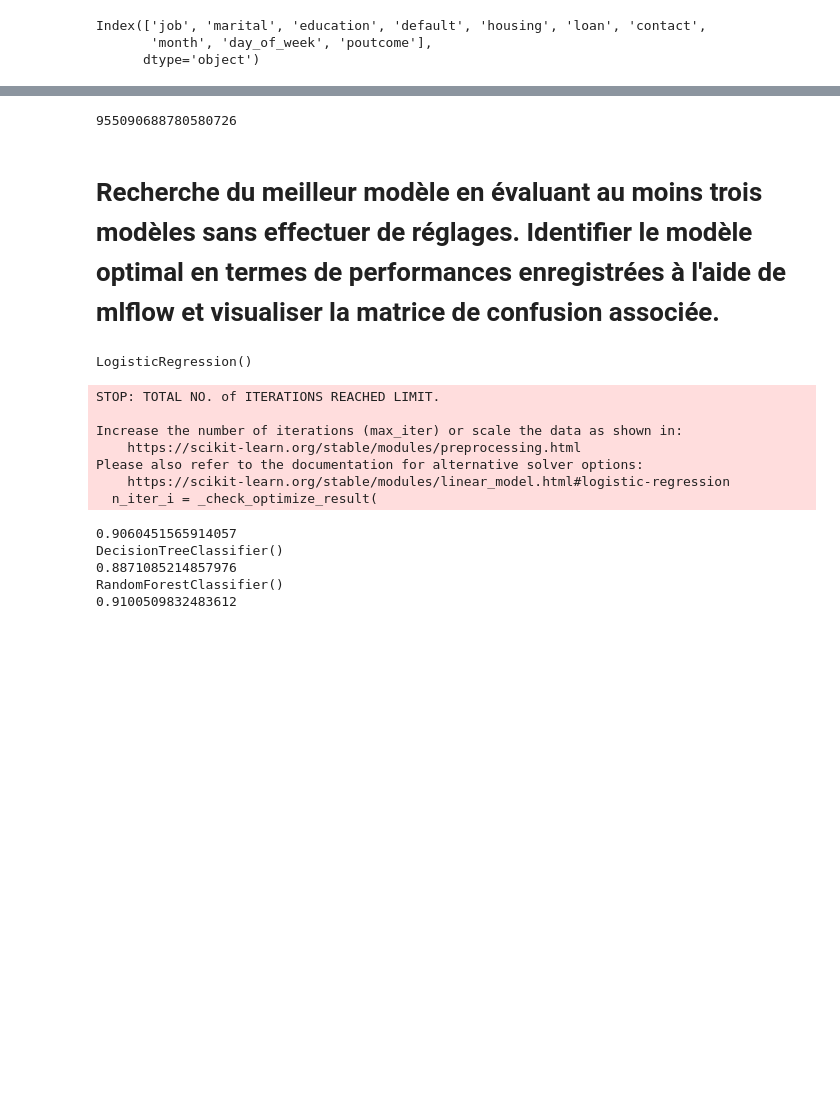
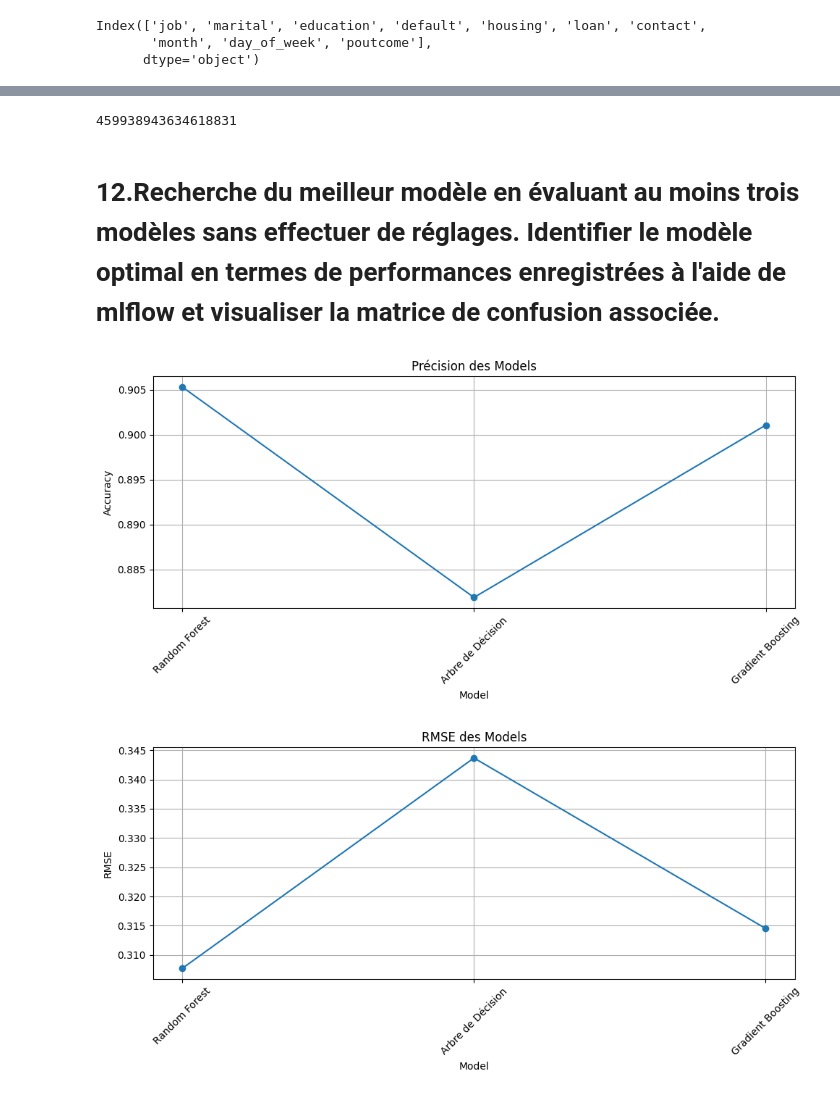
Before and after one commit to borabii/MLops-avec-mlflow, a Jupyter notebook: Projet_Mlops.ipynb, the cells around one changed output, grey strips where cells are left out. Cells and saved outputs as stored; diff of their text form; code cells hidden in the pictures; blank space fills up the shorter version.

Commit message:
implement mlflow

```diff
--- a/Projet_Mlops.ipynb
+++ b/Projet_Mlops.ipynb
@@ -412,3 +499,6 @@ X_train, X_test, Y_train, Y_test = train_test_split(X, Y, test_size=0.2, random_
 # %%
- !!!! encodeage colonne numerique et valeur aberrantes
+from imblearn.over_sampling import SMOTE
+# Appliquer la sur-échantillonnage SMOTE uniquement sur les données d'entraînement
+smote = SMOTE(random_state=42)
+X_train_resampled, y_train_resampled = smote.fit_resample(X_train, Y_train)
 # %% [markdown]
@@ -420,63 +510,85 @@ if __name__ == "__main__":
     # create a new mlflow experiment
     mlflow.set_tracking_uri("http://127.0.0.1:5000")
     experiment_id = mlflow.create_experiment(
-        name="Projet_Mlops1",
-        artifact_location="Projet_Mlops1_mlflow_artifacts",
+        name="Projet_Mlops",
+        artifact_location="Projet_Mlops_mlflow_artifacts",
         tags={"env": "dev", "version": "1.0.0"},
     )
 
     print(experiment_id)
 # %% [output]
-955090688780580726
+459938943634618831
 # %% [markdown]
-# Recherche du meilleur modèle en évaluant au moins trois modèles sans effectuer de réglages. Identifier le modèle optimal en termes de performances enregistrées à l'aide de mlflow et visualiser la matrice de confusion associée.
+# 12.Recherche du meilleur modèle en évaluant au moins trois modèles sans effectuer de réglages. Identifier le modèle optimal en termes de performances enregistrées à l'aide de mlflow et visualiser la matrice de confusion associée.
 # %%
-from sklearn.linear_model import LogisticRegression
 from sklearn.tree import DecisionTreeClassifier
 from sklearn.ensemble import RandomForestClassifier
-from sklearn.metrics import confusion_matrix, accuracy_score
+from sklearn.metrics import accuracy_score, mean_squared_error
+from sklearn.ensemble import GradientBoostingClassifier
+from sklearn.svm import SVC
 models = {
-    "Régression Logistique": LogisticRegression(),
+    "Random Forest": RandomForestClassifier(),
     "Arbre de Décision": DecisionTreeClassifier(),
-    "Forêt Aléatoire": RandomForestClassifier()
+    "Gradient Boosting": GradientBoostingClassifier()
 }
 # %%
+from sklearn.metrics import confusion_matrix
+
+# Listes pour stocker les valeurs d'accuracy et de RMSE pour chaque modèle
+accuracy_values = []
+rmse_values = []
 for model_name, model in models.items():
-    with mlflow.start_run(experiment_id=experiment_id):
-        print(model)
+    with mlflow.start_run(run_name=model_name,experiment_id=experiment_id):
         # Entraîner le modèle
-        model.fit(X_train, Y_train)
+        model.fit(X_train_resampled, y_train_resampled)
 
         # Prédire sur l'ensemble de test
         Y_pred = model.predict(X_test)
 
+        # Calculer la matrice de confusion
+        cm = confusion_matrix(Y_test, Y_pred)
+
         # Calculer l'exactitude
         accuracy = accuracy_score(Y_test, Y_pred)
-        print(accuracy)
+        rmse = np.sqrt(mean_squared_error(Y_test, Y_pred))
+        # Ajouter les valeurs d'accuracy et de RMSE aux listes
+        accuracy_values.append(accuracy)
+        rmse_values.append(rmse)
 
         # Enregistrer l'exactitude dans MLflow
         mlflow.log_metric("Accuracy", accuracy)
-
+        # Log RMSE as a metric in MLflow
+        mlflow.log_metric("RMSE", rmse)
         # Convertir la matrice de confusion en DataFrame pandas
         cm_df = pd.DataFrame(cm, index=["Classe réelle 0", "Classe réelle 1"], columns=["Prédiction 0", "Prédiction 1"])
 
         # Enregistrer le DataFrame dans un fichier CSV
         cm_file = "confusion_matrix_" + model_name + ".csv"
         cm_df.to_csv(cm_file)
 
         # Enregistrer la matrice de confusion dans MLflow en tant qu'artefact
         mlflow.log_artifact(cm_file, "confusion_matrices")
+# Tracer le graphique d'accuracy
+plt.figure(figsize=(10, 5))
+plt.plot(models.keys(), accuracy_values, marker='o', linestyle='-')
+plt.title('Précision des Models')
+plt.xlabel('Model')
+plt.ylabel('Accuracy')
+plt.xticks(rotation=45)
+plt.grid(True)
+plt.tight_layout()
+plt.show()
+
+# Tracer le graphique de RMSE
+plt.figure(figsize=(10, 5))
+plt.plot(models.keys(), rmse_values, marker='o', linestyle='-')
+plt.title('RMSE des Models')
+plt.xlabel('Model')
+plt.ylabel('RMSE')
+plt.xticks(rotation=45)
+plt.grid(True)
+plt.tight_layout()
+plt.show()
 # %% [output]
-LogisticRegression()
-STOP: TOTAL NO. of ITERATIONS REACHED LIMIT.
-
-Increase the number of iterations (max_iter) or scale the data as shown in:
-    https://scikit-learn.org/stable/modules/preprocessing.html
-Please also refer to the documentation for alternative solver options:
-    https://scikit-learn.org/stable/modules/linear_model.html#logistic-regression
-  n_iter_i = _check_optimize_result(
-0.9060451565914057
-DecisionTreeClassifier()
-0.8871085214857976
-RandomForestClassifier()
-0.9100509832483612
+[figure, added]
+[figure, added]
```
Also changed, not shown: parts of 29 cells of this notebook.
